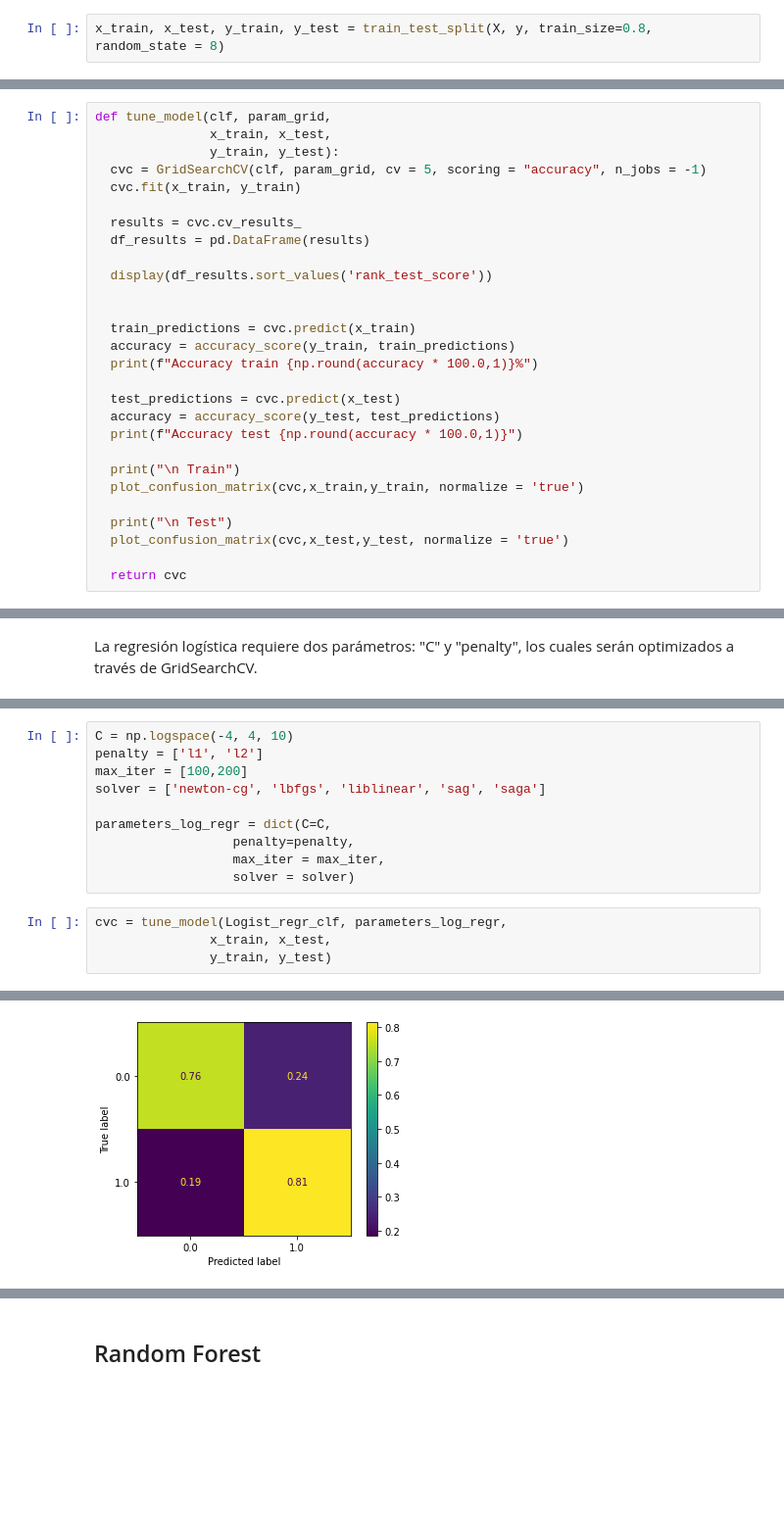
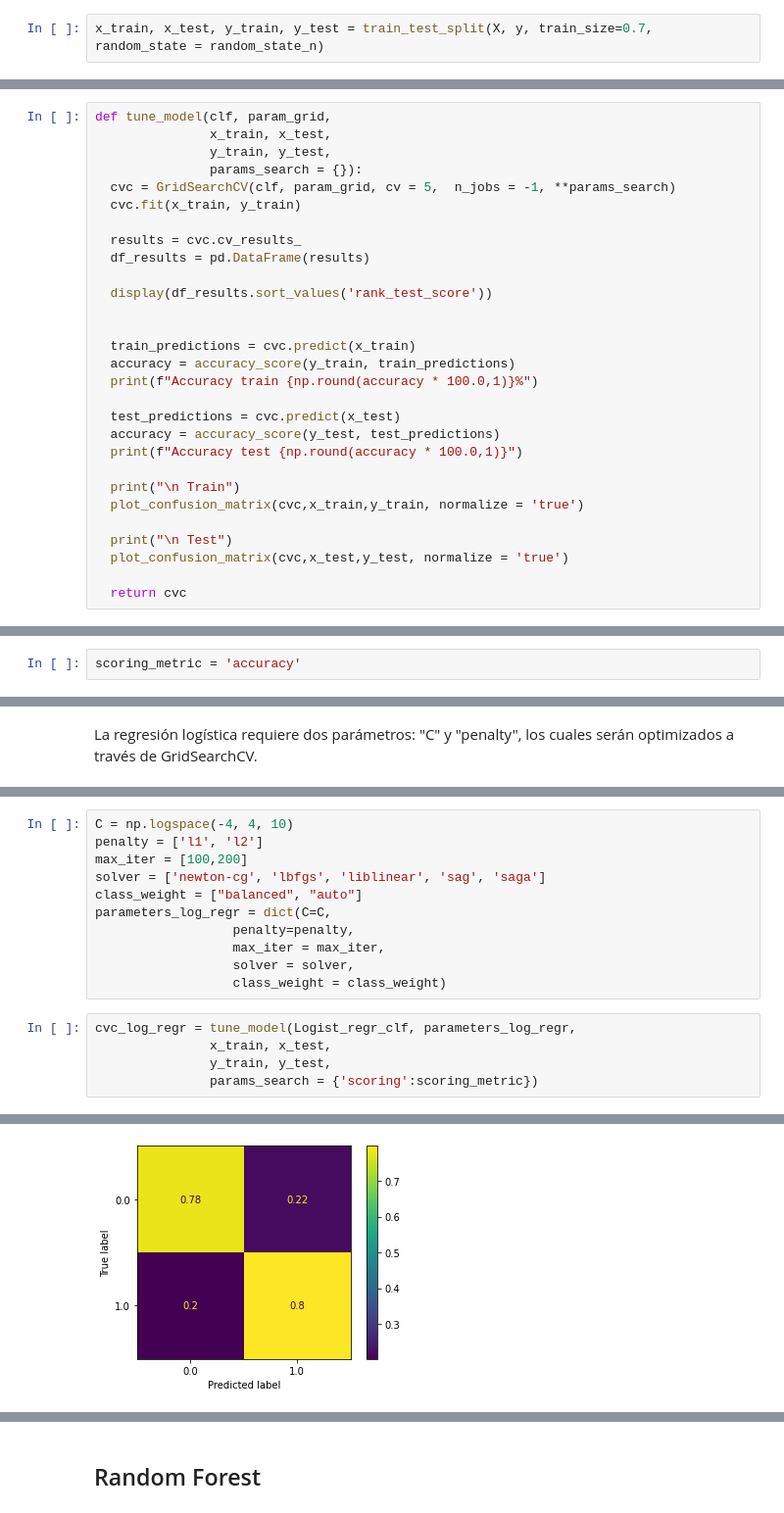
Before and after one commit to elerufe/DiploDatosFaMAF, a Jupyter notebook: AS/3_AS_Tunning_Modelo_y_Evaluación.ipynb, the cells around one changed output, grey strips where cells are left out. Shown at 98% size. Cells and saved outputs as stored; diff of their text form; blank space fills up the shorter version.

```diff
--- a/AS/3_AS_Tunning_Modelo_y_Evaluación.ipynb
+++ b/AS/3_AS_Tunning_Modelo_y_Evaluación.ipynb
@@ -74,7 +99,7 @@ X = X.drop(columns = ['Total_ammenities', 'HomePlanet_Earth', 'HomePlanet_Europa
 
 Generamos un conjunto de "test" para evaluar los modelos (Train Test Split).
 # %%
-x_train, x_test, y_train, y_test = train_test_split(X, y, train_size=0.8, random_state = 8)
+x_train, x_test, y_train, y_test = train_test_split(X, y, train_size=0.7, random_state = random_state_n)
 # %% [markdown]
 # Generación de grilla para el ajuste de hiperparámetros (Tunning)
 # %% [markdown]
@@ -82,8 +107,9 @@ Utilizaremos GridSearch Cross Validation para el modelo de  regresión logístic
 # %%
 def tune_model(clf, param_grid,
                x_train, x_test,
-               y_train, y_test):
-  cvc = GridSearchCV(clf, param_grid, cv = 5, scoring = "accuracy", n_jobs = -1)
+               y_train, y_test,
+               params_search = {}):
+  cvc = GridSearchCV(clf, param_grid, cv = 5,  n_jobs = -1, **params_search)
   cvc.fit(x_train, y_train)
 
   results = cvc.cv_results_
@@ -143,6 +170,8 @@ Modelos utilizados:
 - Regresión Logística
 - Random Forest
 - XGBoost
+# %%
+scoring_metric = 'accuracy'
 # %% [markdown]
 ## Regresión Logística
 # %% [markdown]
@@ -154,13 +183,15 @@ C = np.logspace(-4, 4, 10)
 penalty = ['l1', 'l2']
 max_iter = [100,200]
 solver = ['newton-cg', 'lbfgs', 'liblinear', 'sag', 'saga']
-
+class_weight = ["balanced", "auto"]
 parameters_log_regr = dict(C=C,
                   penalty=penalty,
                   max_iter = max_iter,
-                  solver = solver)
+                  solver = solver,
+                  class_weight = class_weight)
 # %%
-cvc = tune_model(Logist_regr_clf, parameters_log_regr,
+cvc_log_regr = tune_model(Logist_regr_clf, parameters_log_regr,
                x_train, x_test,
-               y_train, y_test)
+               y_train, y_test,
+               params_search = {'scoring':scoring_metric})
 # %% [output]
@@ -199,5 +230,5 @@ Accuracy test 80.1
 
  Train
 
  Test
-[figure, old version]
+[figure, new version]
```
Also changed, not shown: parts of 40 cells of this notebook.
